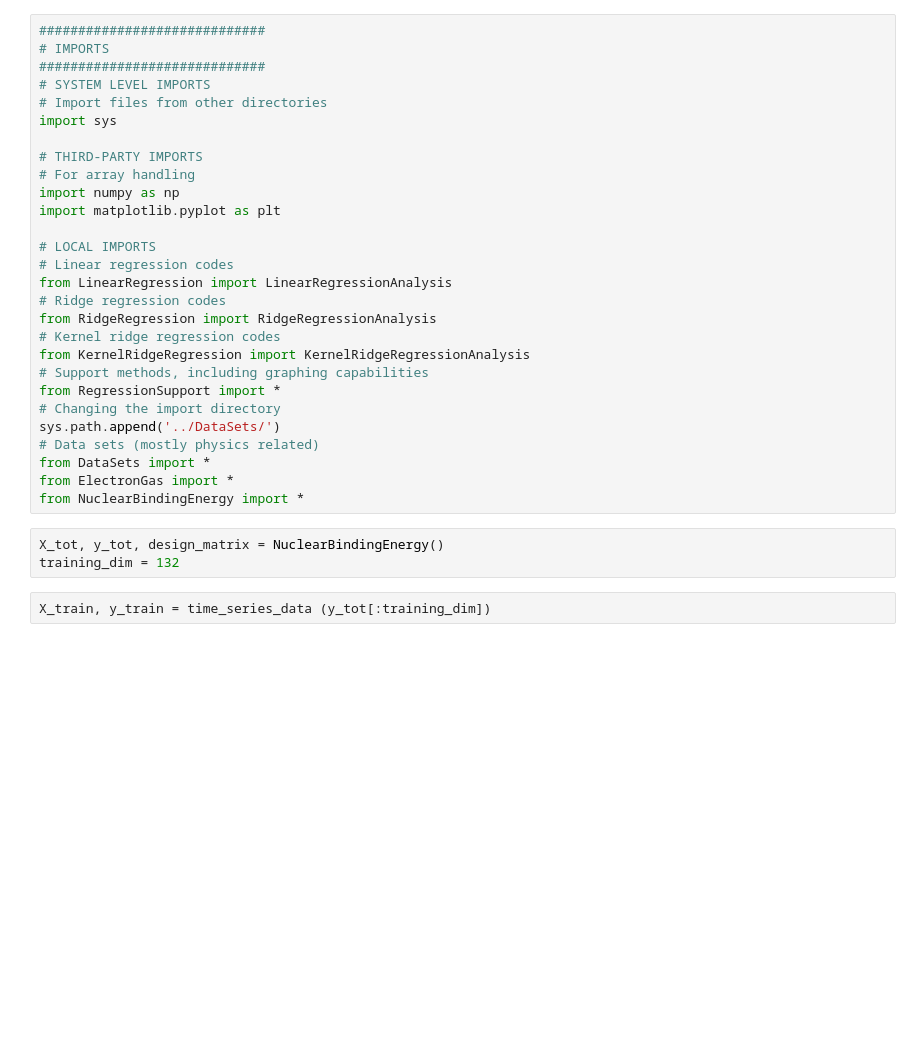
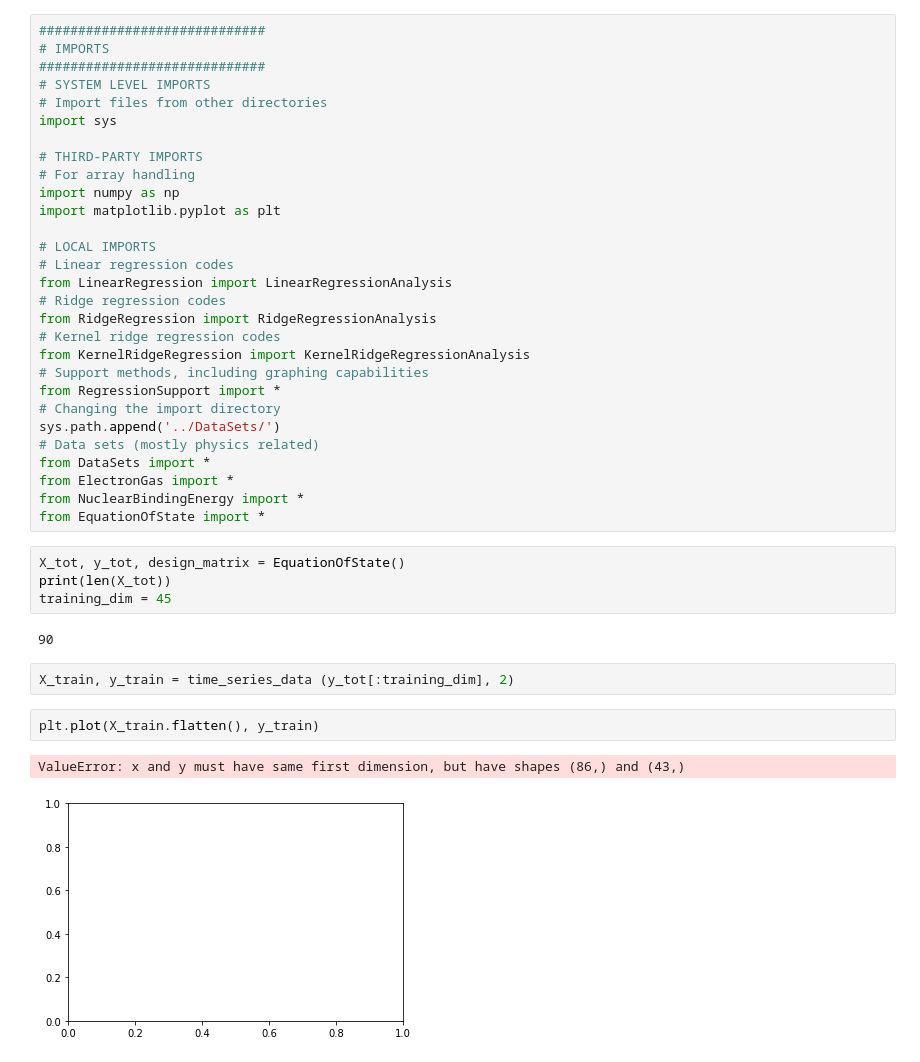
Before and after one commit to butler-julie/ExtrapolationWithML, a Jupyter notebook: Regression/NBE_Regression.ipynb, the cells around one changed output. Saved outputs shown, nothing was run; the diff lists cells and outputs as text; blank space fills up the shorter version.

```diff
--- a/Regression/NBE_Regression.ipynb
+++ b/Regression/NBE_Regression.ipynb
@@ -26,11 +26,20 @@ sys.path.append('../DataSets/')
 from DataSets import *
 from ElectronGas import *
 from NuclearBindingEnergy import *
+from EquationOfState import *
 # %%
-X_tot, y_tot, design_matrix = NuclearBindingEnergy()
-training_dim = 132
+X_tot, y_tot, design_matrix = EquationOfState()
+print(len(X_tot))
+training_dim = 45
+# %% [output]
+90
 # %%
-X_train, y_train = time_series_data (y_tot[:training_dim])
+X_train, y_train = time_series_data (y_tot[:training_dim], 2)
+# %%
+plt.plot(X_train.flatten(), y_train)
+# %% [output]
+ValueError: x and y must have same first dimension, but have shapes (86,) and (43,)
+[figure, added]
 # %%
 #############################
 # LINEAR REGRESSION PARAMETERS
```
Also changed, not shown: parts of 14 cells of this notebook.
